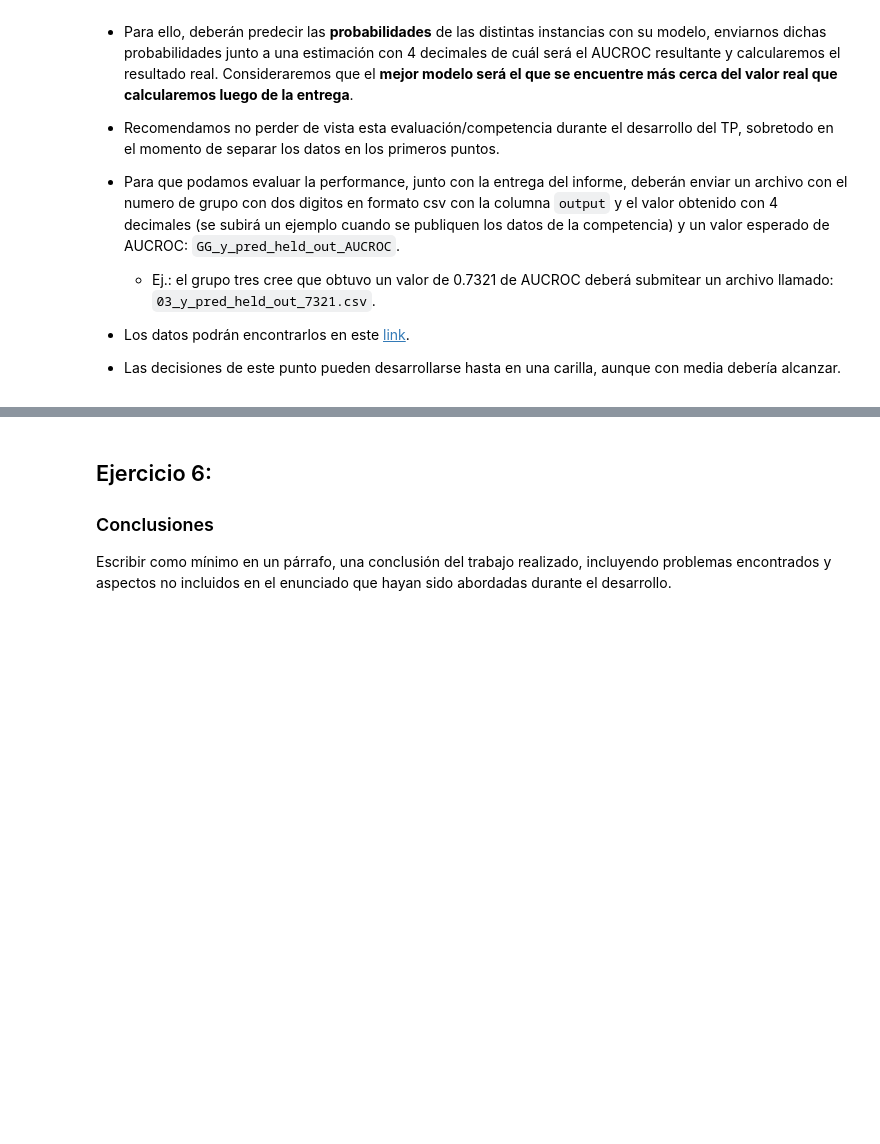
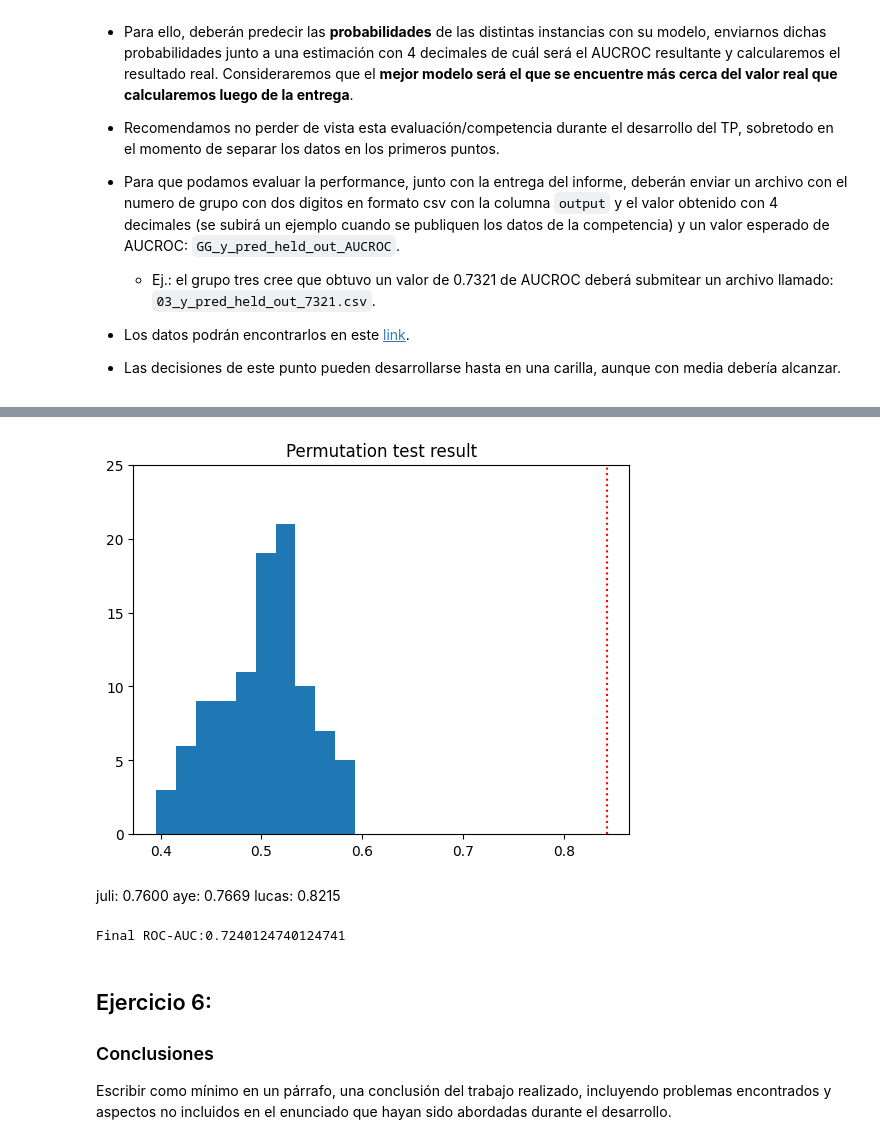
Before and after one commit to fourofclubs001/TP-Aprendizaje-Automatico, a Jupyter notebook: Enunciado.ipynb, the cells around one changed output, grey strips where cells are left out. Drawn from its saved outputs; the diff is of its cells as text; code cells hidden in the pictures; blank space fills up the shorter version.

```diff
--- a/Enunciado.ipynb
+++ b/Enunciado.ipynb
@@ -890,0 +1033,21 @@ Creemos que la performance baja se debe a que la profundidad del arbol siempre e
+# %%
+KNN_standarized = Pipeline([('scaler', StandardScaler()), ('knn', KNeighborsClassifier())])
+# %%
+param_grid = {
+    "knn__n_neighbors": [1,2,3,5,8,13,21,34,55,89,144],
+    "knn__weights": ["uniform","distance"],
+    "knn__p": uniform(loc=1, scale=1)
+}
+
+random_state = 24
+
+skf = StratifiedKFold(n_splits=5, shuffle=True, random_state=random_state)
+
+n_iter = 50
+
+random_search = RandomizedSearchCV(KNN_standarized, param_grid, n_iter=n_iter, cv=skf, scoring="roc_auc", random_state=random_state)
+
+random_search.fit(X_desarrollo, y_desarrollo)
+
+print(f"best parameters {random_search.best_params_}")
+print(f"best score: {random_search.best_score_}")
@@ -890,0 +1080,4 @@ Creemos que la performance baja se debe a que la profundidad del arbol siempre e
+# %%
+final_params = {'kernel': 'poly', 'degree': 2, 'C': np.float64(2.0)}
+final_model = SVC(**final_params)
+final_model.fit(X_desarrollo, y_desarrollo)
@@ -890,0 +1088,6 @@ Creemos que la performance baja se debe a que la profundidad del arbol siempre e
+# %%
+skf = StratifiedKFold(n_splits=5, shuffle=True, random_state=random_state)
+score, permutation_scores, pvalue = permutation_test_score(final_model, X_desarrollo, y_desarrollo, n_permutations=100, random_state=24, cv=skf, scoring='roc_auc')
+
+print(f"Original Score: {score}")
+print(f"Pvalue: {pvalue}")
@@ -891,3 +1114,21 @@ Creemos que la performance baja se debe a que la profundidad del arbol siempre e
+# %%
+plt.title("Permutation test result")
+plt.hist(permutation_scores)
+plt.vlines(score, 0, 30, colors='red', linestyles=":")
+plt.ylim(0,25)
+plt.show()
+# %% [output]
+[figure, added]
+# %% [markdown]
+juli: 0.7600
+aye: 0.7669
+lucas: 0.8215
+# %%
+y_pred_evaluacion = final_model.predict(X_evaluacion)
+final_rocauc = roc_auc_score(y_evaluacion, y_pred_evaluacion)
+print(f"Final ROC-AUC:{final_rocauc}")
+# %% [output]
+Final ROC-AUC:0.7240124740124741
 # %% [markdown]
 ## Ejercicio 6:
 ### Conclusiones
```
Also changed, not shown: parts of 30 cells of this notebook, 2 other files.
